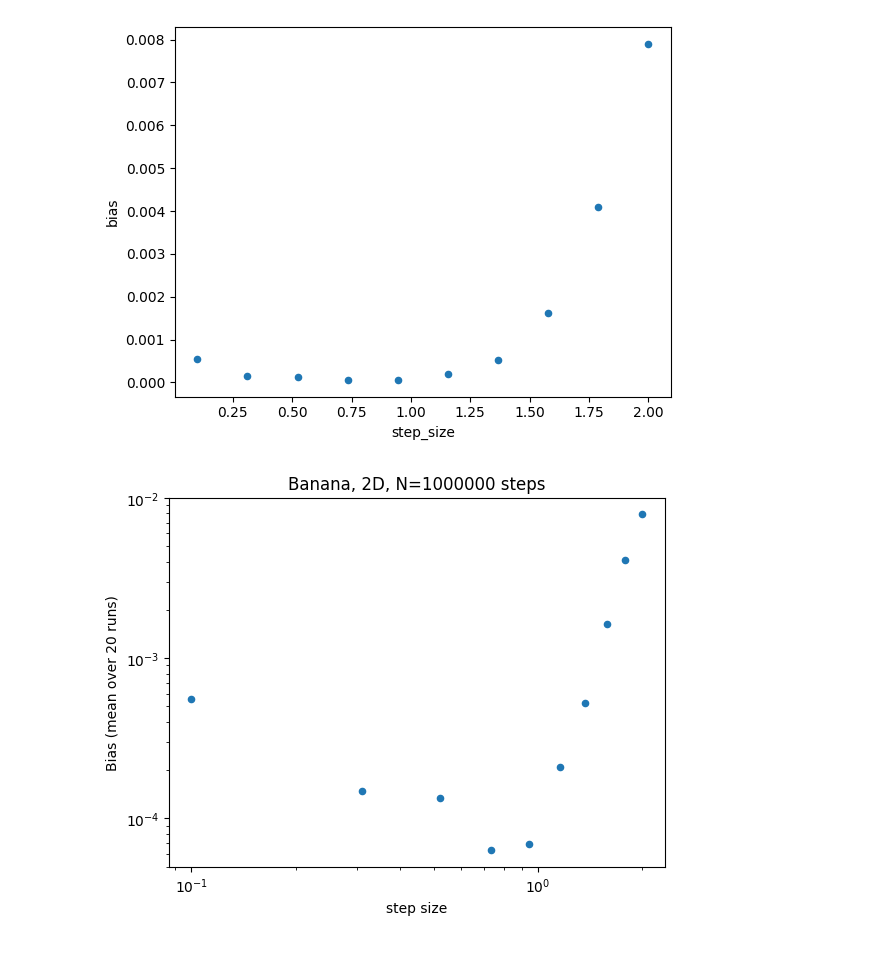
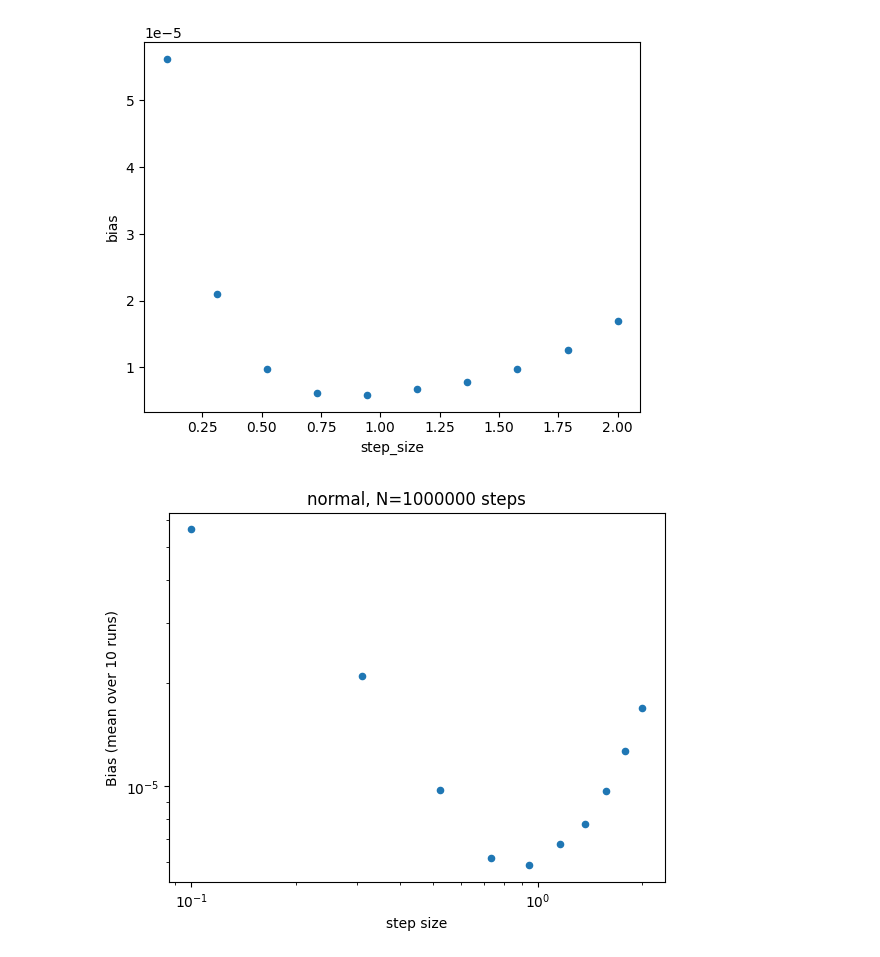
Before and after one commit to reubenharry/blackjax, a Jupyter notebook: benchmarks/mcmc/noise.ipynb, the cells around one changed output. Drawn from its saved outputs; the diff is of its cells as text; code cells hidden in the pictures.

Commit message:
normal

```diff
--- a/benchmarks/mcmc/noise.ipynb
+++ b/benchmarks/mcmc/noise.ipynb
@@ -14 +18,31 @@ import pandas as pd
+# %%
+def run_mclmc(logdensity_fn, num_steps, initial_position, key):
+    init_key, tune_key, run_key = jax.random.split(key, 3)
+
+    initial_state = blackjax.mcmc.mclmc.init(
+        position=initial_position, logdensity_fn=logdensity_fn, rng_key=init_key
+    )
+
+    kernel = blackjax.mcmc.mclmc.build_kernel(
+        logdensity_fn=logdensity_fn,
+        integrator=blackjax.mcmc.integrators.isokinetic_mclachlan,
+    )
+
+    (
+        blackjax_state_after_tuning,
+        blackjax_mclmc_sampler_params,
+    ) = blackjax.mclmc_find_L_and_step_size(
+        mclmc_kernel=kernel,
+        num_steps=num_steps,
+        state=initial_state,
+        rng_key=tune_key,
+    )
+
+    return blackjax_mclmc_sampler_params,
+
+
+def get_optimal_params(model, sampler):
+
+        _, _, params = benchmark_chains(models[model], samplers[sampler], batch=10, n = 100000, favg=models[model].E_x2, fvar=models[model].Var_x2)
+        return params
 # %%
@@ -54 +91,6 @@ df.columns = ["model", "step_size", "L", "noise", "N", "bias"]
+# %%
+batch_size = 10
+N = 1000000
+model = "normal"
+results, optimal_step_size, optimal_L = parameter_exploration("simple", batch_size=batch_size, N=N)
 # %%
@@ -71,18 +115,17 @@ plt.show()
 # %%
-N = 1000000
 df_2 = df[df.N==N]
-df_2 = df_2[df_2.model=="Banana"]
+df_2 = df_2[df_2.model=="simple"]
 df_2 = df_2[df_2.noise==0.0]
-df_2 = df_2[df_2.L==16.765137]
+df_2 = df_2[df_2.L==optimal_L]
 df_2
 
 df_2.plot.scatter(x="step_size", y="bias", colormap='viridis')
 df_2.plot.scatter(x="step_size", y="bias", colormap='viridis', loglog=True)
 plt.xlabel('step size')
 plt.ylabel(f'Bias (mean over {batch_size} runs)')
-plt.title(f'Banana, 2D, N={N} steps')
+plt.title(f'{model}, N={N} steps')
 plt.show()
 # %% [output]
-[figure, old version]
+[figure, new version]
-[figure, old version]
+[figure, new version]
 # %%
```
Also changed, not shown: parts of 6 cells of this notebook, 4 other files.
